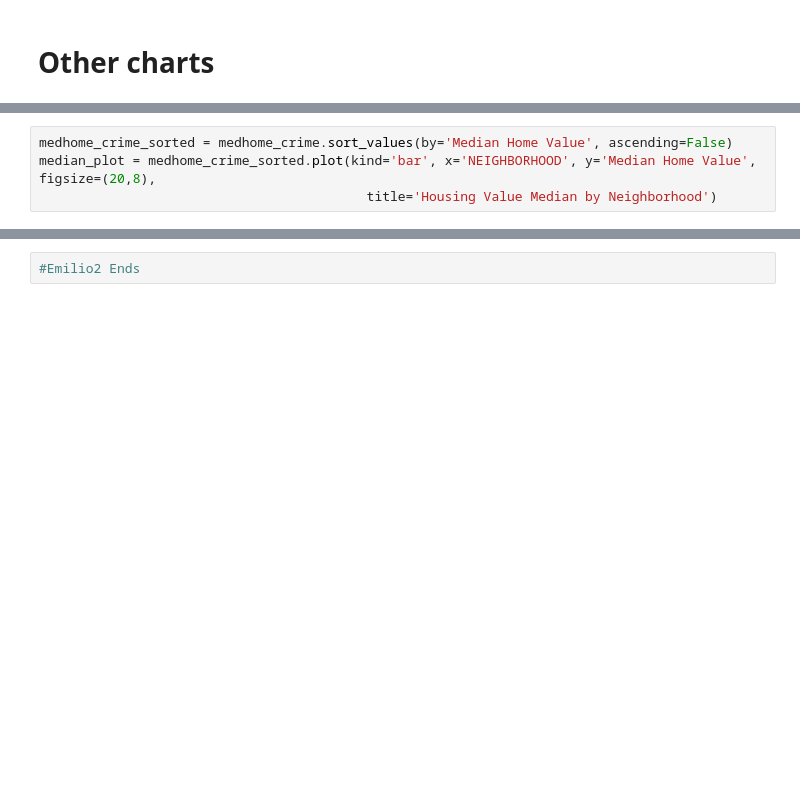
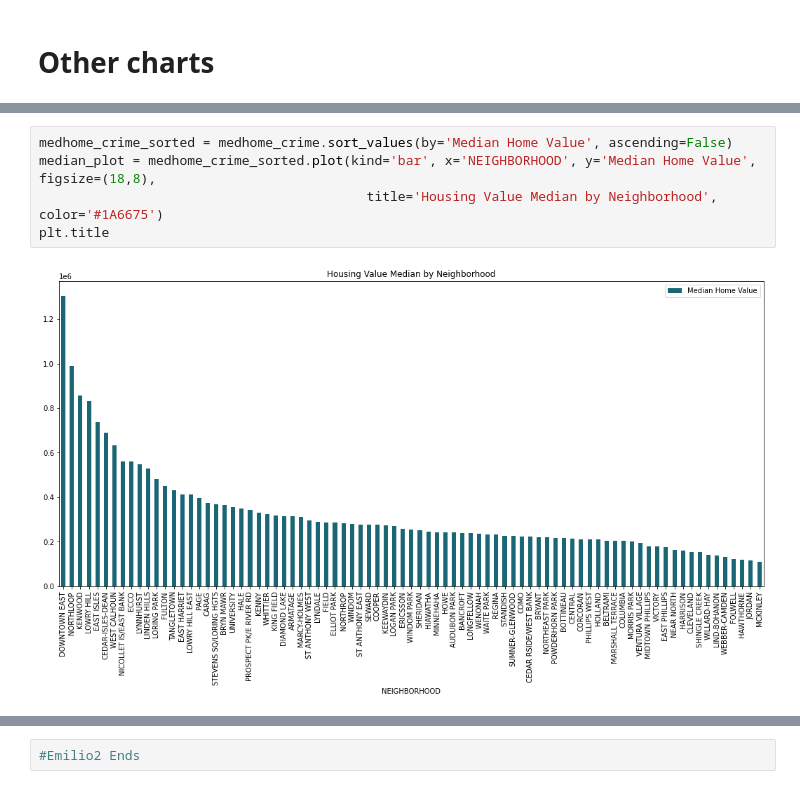
Before and after one commit to emilbello/MPLS_ValueVCrime, a Jupyter notebook: Analysis.ipynb, the cells around one changed output, grey strips where cells are left out. Cells and saved outputs as stored; diff of their text form; blank space fills up the shorter version.

```diff
--- a/Analysis.ipynb
+++ b/Analysis.ipynb
@@ -441,4 +649,7 @@ st.f_oneway(crime1, crime2, crime3, crime4, crime5)
 # %%
 medhome_crime_sorted = medhome_crime.sort_values(by='Median Home Value', ascending=False)
-median_plot = medhome_crime_sorted.plot(kind='bar', x='NEIGHBORHOOD', y='Median Home Value', figsize=(20,8),
-                                          title='Housing Value Median by Neighborhood')
+median_plot = medhome_crime_sorted.plot(kind='bar', x='NEIGHBORHOOD', y='Median Home Value', figsize=(18,8),
+                                          title='Housing Value Median by Neighborhood', color='#1A6675')
+plt.title
+# %% [output]
+[figure, added]
```
Also changed, not shown: parts of 32 cells of this notebook.
